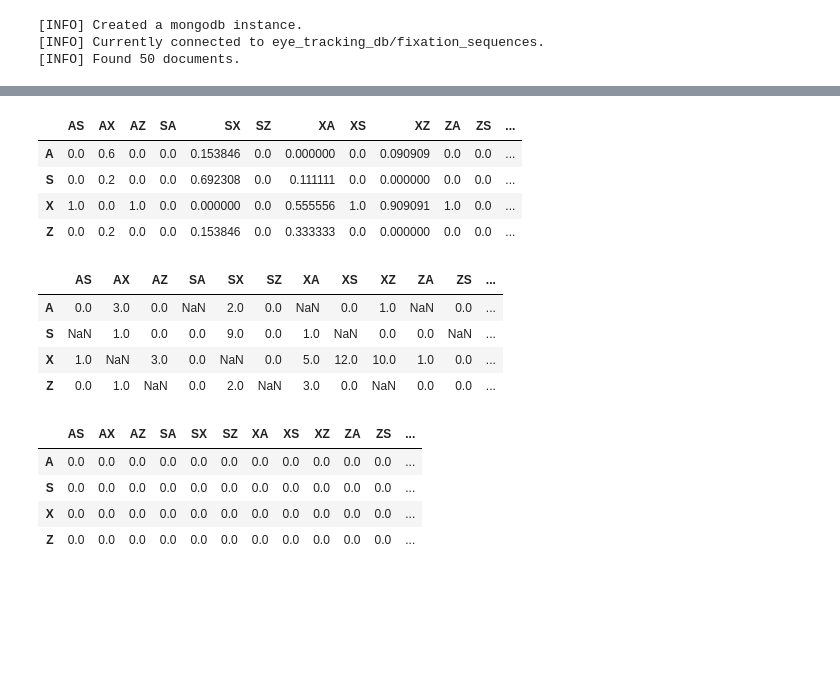
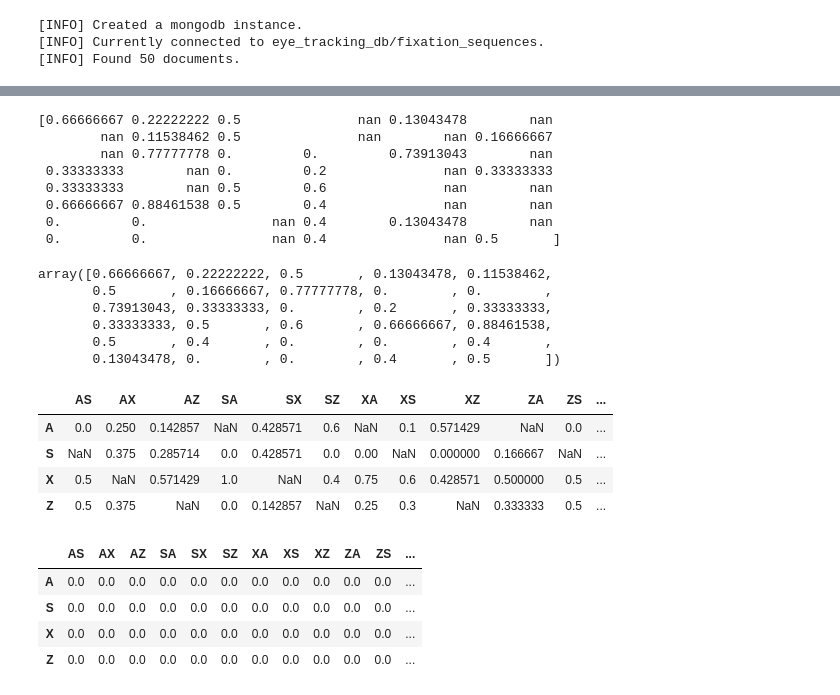
Before and after one commit to habom2310/eye-tracking-in-aviation, a Jupyter notebook: Transition matrix (1, 2 order).ipynb, the cells around one changed output, grey strips where cells are left out. Saved outputs shown, nothing was run; the diff lists cells and outputs as text; code cells hidden in the pictures; blank space fills up the shorter version.

```diff
--- a/Transition matrix (1, 2 order).ipynb
+++ b/Transition matrix (1, 2 order).ipynb
@@ -27,7 +27,7 @@ mongo.connect()
 [INFO] Found 50 documents.
 # %%
 documents = mongo.find({})
-document = documents[15]
+document = documents[49]
 print("trial: {}, group: {}, pID: {}".format(document["trial"], document["group"], document["pID"]))
 
 d_data = document["data"]
@@ -107,7 +106,6 @@ def create_second_order_transition_matrix(sequence):
 
         processed_first_2gram_transitions.append(first_2gram_transition)
 
-    df_count = (pd.DataFrame(d).sort_index())
-    df_prob = (df_count/df_count.sum(axis = 0)).fillna(0)
+    df_count = pd.DataFrame(d).sort_index()
 
-    return df_count, df_prob
+    return df_count
@@ -114,3 +139,4 @@ def create_second_order_transition_matrix(sequence):
 # %%
-create_second_order_transition_matrix(transitions)
+df_count= create_second_order_transition_matrix(transitions)
+df_count
 # %% [output]
@@ -133,19 +160,30 @@ create_second_order_transition_matrix(transitions)
 # %%
-df_prob.fillna(0)
+x = df_prob.values.reshape(-1)
+print(x)
+x[~np.isnan(x)]
 # %% [output]
-|  | AS | AX | AZ | SA | SX | SZ | XA | XS | XZ | ZA | ZS | ... |
-| A | 0.0 | 0.6 | 0.0 | 0.0 | 0.153846 | 0.0 | 0.000000 | 0.0 | 0.090909 | 0.0 | 0.0 | ... |
-| S | 0.0 | 0.2 | 0.0 | 0.0 | 0.692308 | 0.0 | 0.111111 | 0.0 | 0.000000 | 0.0 | 0.0 | ... |
-| X | 1.0 | 0.0 | 1.0 | 0.0 | 0.000000 | 0.0 | 0.555556 | 1.0 | 0.909091 | 1.0 | 0.0 | ... |
-| Z | 0.0 | 0.2 | 0.0 | 0.0 | 0.153846 | 0.0 | 0.333333 | 0.0 | 0.000000 | 0.0 | 0.0 | ... |
+[0.66666667 0.22222222 0.5               nan 0.13043478        nan
+        nan 0.11538462 0.5               nan        nan 0.16666667
+        nan 0.77777778 0.         0.         0.73913043        nan
+ 0.33333333        nan 0.         0.2               nan 0.33333333
+ 0.33333333        nan 0.5        0.6               nan        nan
+ 0.66666667 0.88461538 0.5        0.4               nan        nan
+ 0.         0.                nan 0.4        0.13043478        nan
+ 0.         0.                nan 0.4               nan 0.5       ]
+array([0.66666667, 0.22222222, 0.5       , 0.13043478, 0.11538462,
+       0.5       , 0.16666667, 0.77777778, 0.        , 0.        ,
+       0.73913043, 0.33333333, 0.        , 0.2       , 0.33333333,
+       0.33333333, 0.5       , 0.6       , 0.66666667, 0.88461538,
+       0.5       , 0.4       , 0.        , 0.        , 0.4       ,
+       0.13043478, 0.        , 0.        , 0.4       , 0.5       ])
 # %%
-df_count
+df_count/df_count.sum(axis = 0)
 # %% [output]
 |  | AS | AX | AZ | SA | SX | SZ | XA | XS | XZ | ZA | ZS | ... |
-| A | 0.0 | 3.0 | 0.0 | NaN | 2.0 | 0.0 | NaN | 0.0 | 1.0 | NaN | 0.0 | ... |
-| S | NaN | 1.0 | 0.0 | 0.0 | 9.0 | 0.0 | 1.0 | NaN | 0.0 | 0.0 | NaN | ... |
-| X | 1.0 | NaN | 3.0 | 0.0 | NaN | 0.0 | 5.0 | 12.0 | 10.0 | 1.0 | 0.0 | ... |
-| Z | 0.0 | 1.0 | NaN | 0.0 | 2.0 | NaN | 3.0 | 0.0 | NaN | 0.0 | 0.0 | ... |
+| A | 0.0 | 0.250 | 0.142857 | NaN | 0.428571 | 0.6 | NaN | 0.1 | 0.571429 | NaN | 0.0 | ... |
+| S | NaN | 0.375 | 0.285714 | 0.0 | 0.428571 | 0.0 | 0.00 | NaN | 0.000000 | 0.166667 | NaN | ... |
+| X | 0.5 | NaN | 0.571429 | 1.0 | NaN | 0.4 | 0.75 | 0.6 | 0.428571 | 0.500000 | 0.5 | ... |
+| Z | 0.5 | 0.375 | NaN | 0.0 | 0.142857 | NaN | 0.25 | 0.3 | NaN | 0.333333 | 0.5 | ... |
 # %%
 pd.DataFrame(d).sort_index().fillna(0)
 # %% [output]
```
Also changed, not shown: parts of 16 cells of this notebook.
